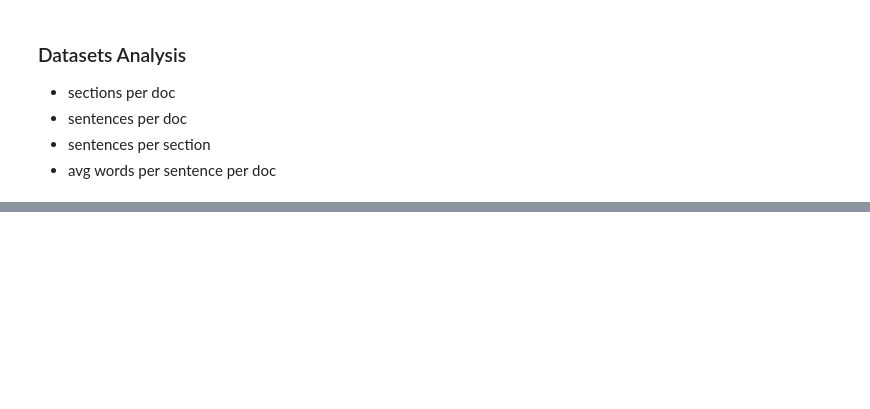
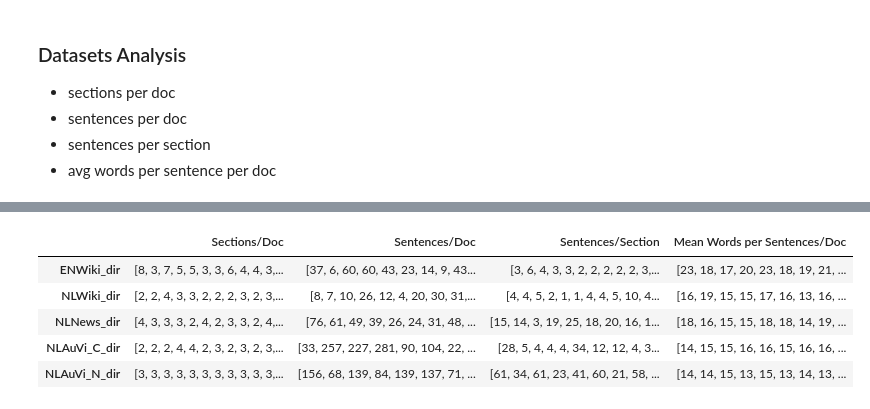
Before and after one commit to DoubleGio/text_segmentation, a Jupyter notebook: Notebooks/dataset_analysis.ipynb, the cells around one changed output, grey strips where cells are left out. Drawn from its saved outputs; the diff is of its cells as text; code cells hidden in the pictures; blank space fills up the shorter version.

```diff
--- a/Notebooks/dataset_analysis.ipynb
+++ b/Notebooks/dataset_analysis.ipynb
@@ -76,6 +76,15 @@ for dataset, dir in tqdm(bases.items(), desc='Datasets processed'):
                     word_sent_count.append(len(sent.split()))
             table.loc[dataset, metrics[1]].append(sent_total)
             table.loc[dataset, metrics[3]].append(np.mean(word_sent_count))
+# %%
+table_adj
+# %% [output]
+|  | Sections/Doc | Sentences/Doc | Sentences/Section | Mean Words per Sentences/Doc |
+| ENWiki_dir | [8, 3, 7, 5, 5, 3, 3, 6, 4, 4, 3,... | [37, 6, 60, 60, 43, 23, 14, 9, 43... | [3, 6, 4, 3, 3, 2, 2, 2, 2, 2, 3,... | [23, 18, 17, 20, 23, 18, 19, 21, ... |
+| NLWiki_dir | [2, 2, 4, 3, 3, 2, 2, 2, 3, 2, 3,... | [8, 7, 10, 26, 12, 4, 20, 30, 31,... | [4, 4, 5, 2, 1, 1, 4, 4, 5, 10, 4... | [16, 19, 15, 15, 17, 16, 13, 16, ... |
+| NLNews_dir | [4, 3, 3, 3, 2, 4, 2, 3, 3, 2, 4,... | [76, 61, 49, 39, 26, 24, 31, 48, ... | [15, 14, 3, 19, 25, 18, 20, 16, 1... | [18, 16, 15, 15, 18, 18, 14, 19, ... |
+| NLAuVi_C_dir | [2, 2, 2, 4, 4, 2, 3, 2, 3, 2, 3,... | [33, 257, 227, 281, 90, 104, 22, ... | [28, 5, 4, 4, 4, 34, 12, 12, 4, 3... | [14, 15, 15, 16, 16, 15, 16, 16, ... |
+| NLAuVi_N_dir | [3, 3, 3, 3, 3, 3, 3, 3, 3, 3, 3,... | [156, 68, 139, 84, 139, 137, 71, ... | [61, 34, 61, 23, 41, 60, 21, 58, ... | [14, 14, 15, 13, 15, 13, 14, 13, ... |
 # %%
 # Plot the stuff
 table_adj = table.applymap(reject_outliers) # Remove outliers
```
Also changed, not shown: parts of 7 cells of this notebook, 3 other files.
